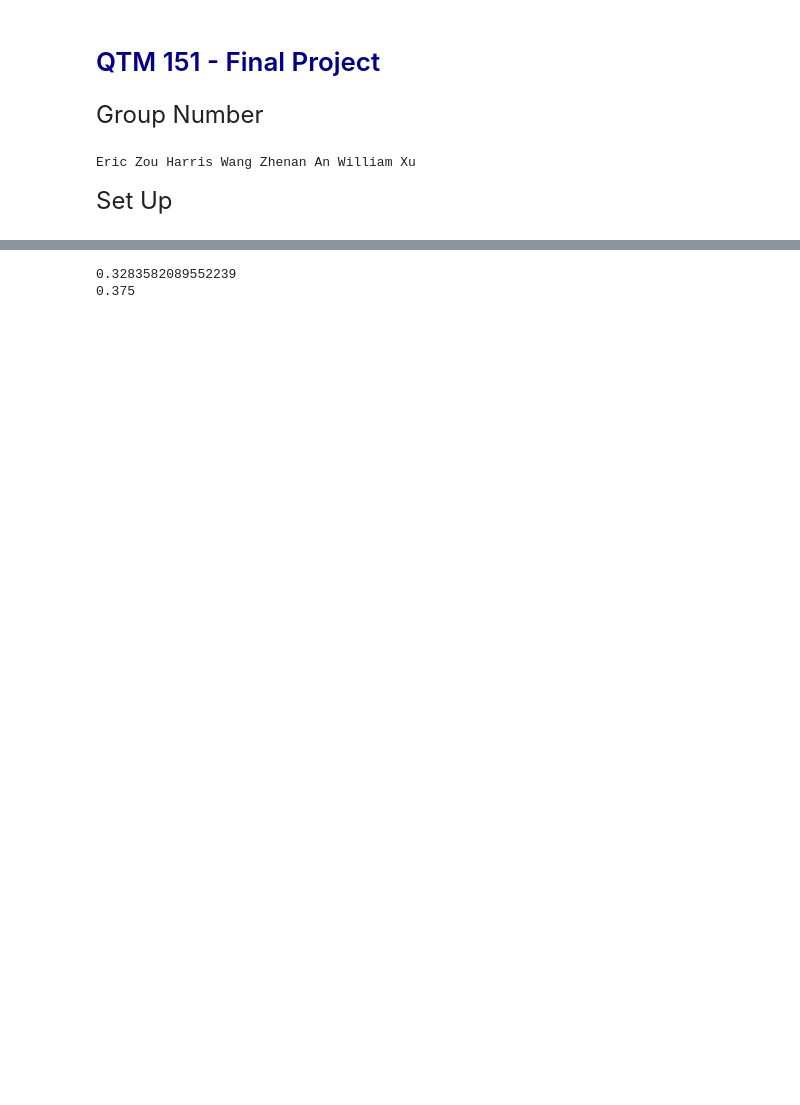
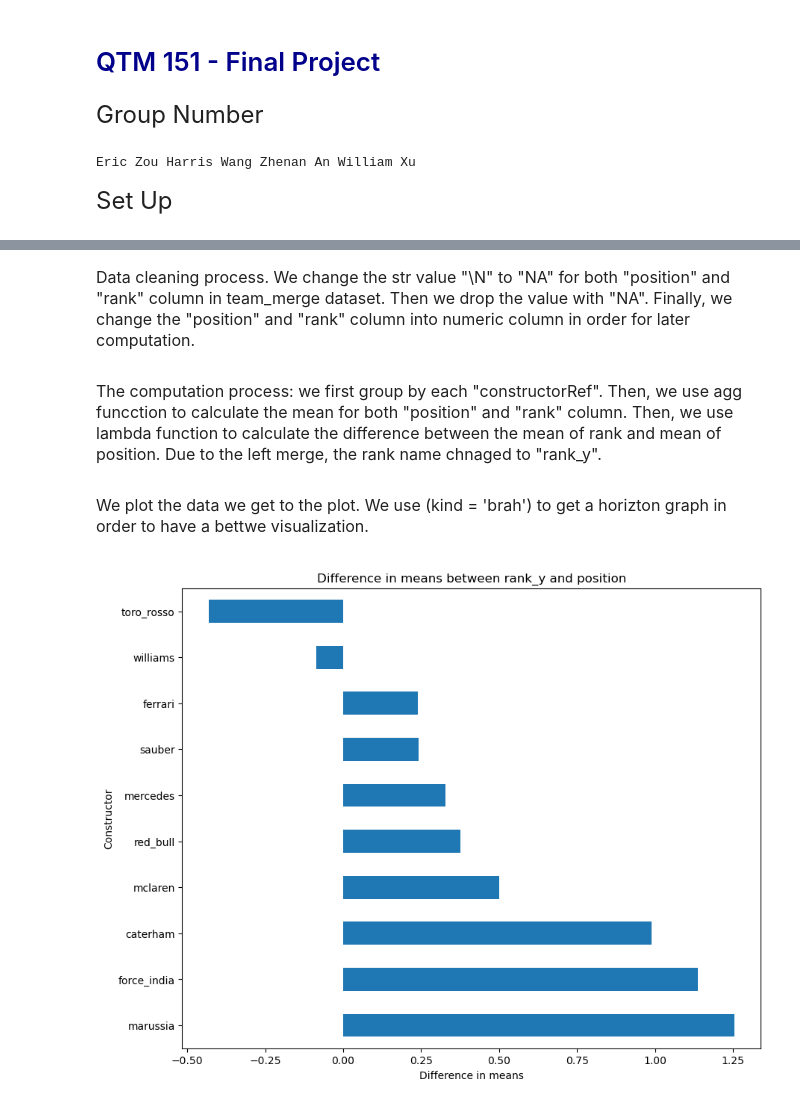
Before and after one commit to EricZou007/qtm151spring2023, a Jupyter notebook: final_project/final project.ipynb, the cells around one changed output, grey strips where cells are left out. Cells and saved outputs as stored; diff of their text form; code cells hidden in the pictures; blank space fills up the shorter version.

```diff
--- a/final_project/final project.ipynb
+++ b/final_project/final project.ipynb
@@ -96,15 +125,8 @@ Question 2: we choose to analyize the three of these five team: mercedes, ferrar
+# %% [markdown]
+<font size = "3">
+
+Data cleaning process. We change the str value "\N" to "NA" for both "position" and "rank" column in team_merge dataset. Then we drop the value with "NA". Finally, we change the "position" and "rank" column into numeric column in order for later computation.
 # %%
-
-
-list_team = ["mercedes", "red_bull"]
-
-constructor_team = constructor_merge.query("constructorRef in @list_team")
-
-team_merge = pd.merge(constructor_team,
-                      results[["constructorId", "position", "rank", "driverId"]],
-                      on="constructorId",
-                      how="left")
-
 list_old = ["\\N"]
 list_new = [pd.NA]
 team_merge["position"] = team_merge["position"].replace(list_old, list_new)
@@ -114,22 +136,26 @@ team_merge.dropna(subset=["position", "rank_y"], inplace=True)
 
 team_merge["position"] = pd.to_numeric(team_merge["position"])
 team_merge["rank_y"] = pd.to_numeric(team_merge["rank_y"])
-
-
-team_merge.dtypes
-
-team1 = "mercedes"
-team2 = "red_bull"
-
-team1_data = team_merge[team_merge["constructorRef"] == team1].sort_values(by="rank_y")
-team2_data = team_merge[team_merge["constructorRef"] == team2].sort_values(by="rank_y")
-
-
-team1_diff = team1_data["rank_y"] - team1_data["position"]
-team2_diff = team2_data["rank_y"] - team2_data["position"]
-
-print(team1_diff.mean())
-print(team2_diff.mean())
-# %% [output]
-0.3283582089552239
-0.375
+# %% [markdown]
+<font size = "3">
+
+The computation process: we first group by each "constructorRef". Then, we use agg funcction to calculate the mean for both "position" and "rank" column. Then, we use lambda function to calculate the difference between the mean of rank and mean of position. Due to the left merge, the rank name chnaged to "rank_y".
+# %%
+team_diff = team_merge.groupby("constructorRef").agg({"rank_y": "mean", "position": "mean"}).apply(lambda x: x["rank_y"] - x["position"], axis=1)
+team_diff_sorted = team_diff.sort_values(ascending=False)
+# %% [markdown]
+<font size = "3">
+
+We plot the data we get to the plot. We use (kind = 'brah') to get a horizton graph in order to have a bettwe visualization.
+# %%
+
+fig, ax = plt.subplots(figsize=(10, 8))
+team_diff_sorted.plot(kind='barh', ax=ax)
+
+ax.set_xlabel('Difference in means')
+ax.set_ylabel('Constructor')
+ax.set_title('Difference in means between rank_y and position')
+
+plt.show()
+# %% [output]
+[figure, added]
```
Also changed, not shown: parts of 17 cells of this notebook, 3 other files.
